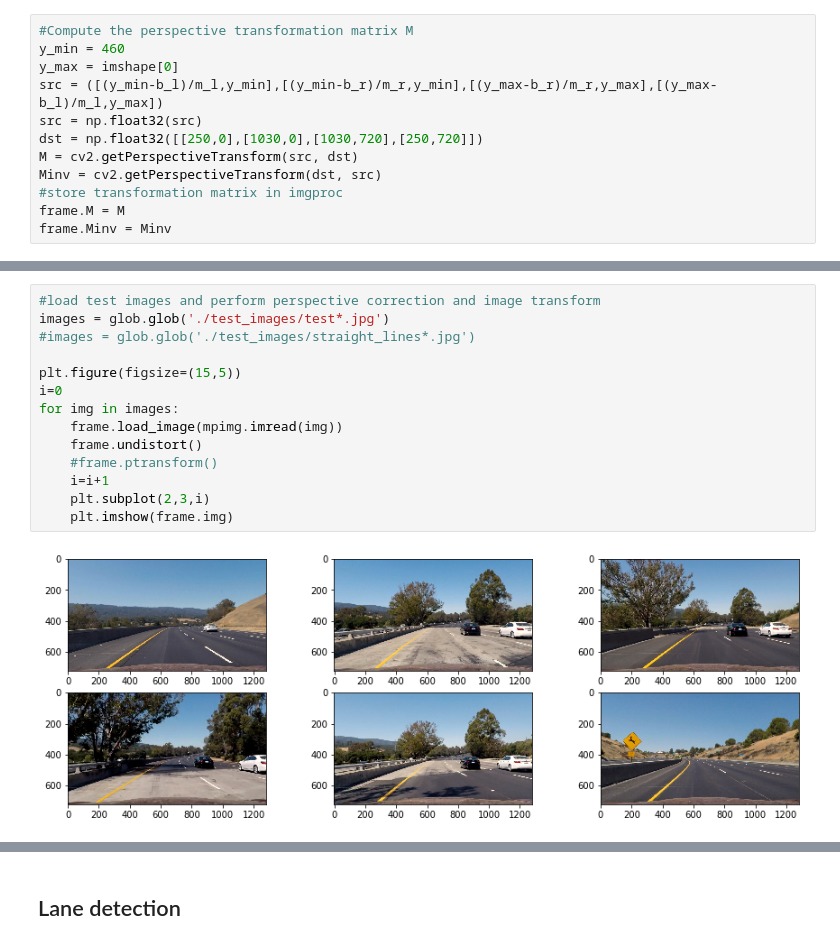
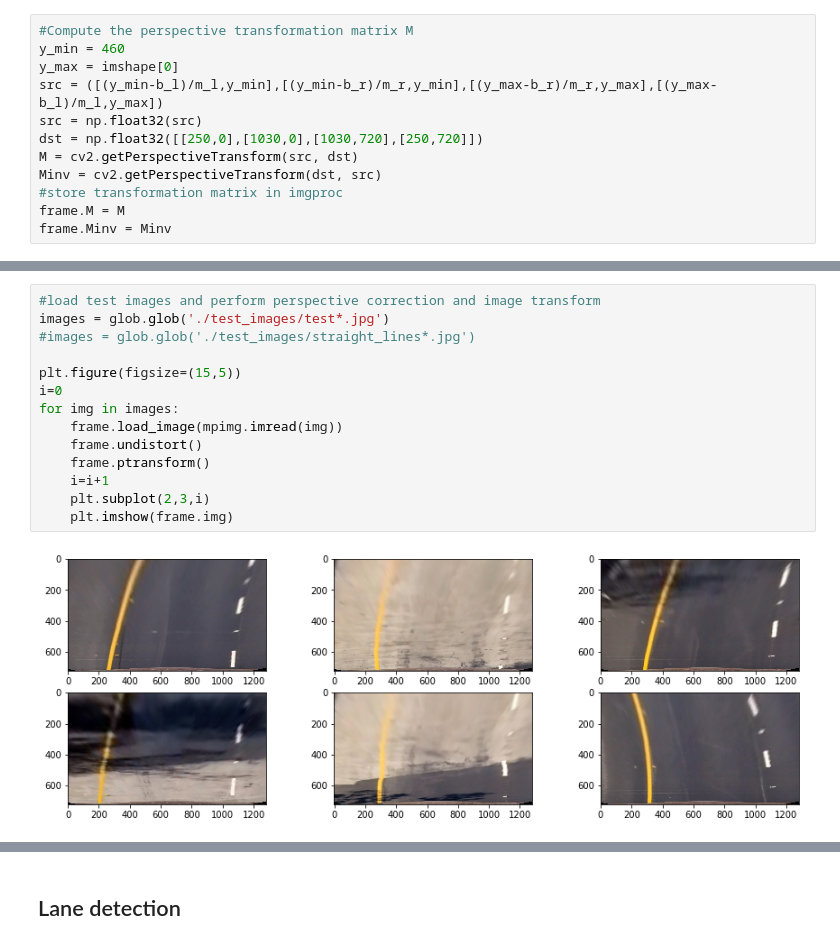
Before and after one commit to markusbrn/CarNDAdvancedLaneLinesP1, a Jupyter notebook: AdvancedImageProc.ipynb, the cells around one changed output, grey strips where cells are left out. Cells and saved outputs as stored; diff of their text form.

```diff
--- a/AdvancedImageProc.ipynb
+++ b/AdvancedImageProc.ipynb
@@ -424,16 +557,16 @@ frame.Minv = Minv
 # %%
 #load test images and perform perspective correction and image transform
 images = glob.glob('./test_images/test*.jpg')
 #images = glob.glob('./test_images/straight_lines*.jpg')
 
 plt.figure(figsize=(15,5))
 i=0
 for img in images:
     frame.load_image(mpimg.imread(img))
     frame.undistort()
-    #frame.ptransform()
+    frame.ptransform()
     i=i+1
     plt.subplot(2,3,i)
     plt.imshow(frame.img)
 # %% [output]
-[figure, old version]
+[figure, new version]
```
Also changed, not shown: parts of 21 cells of this notebook, 9 other files.
